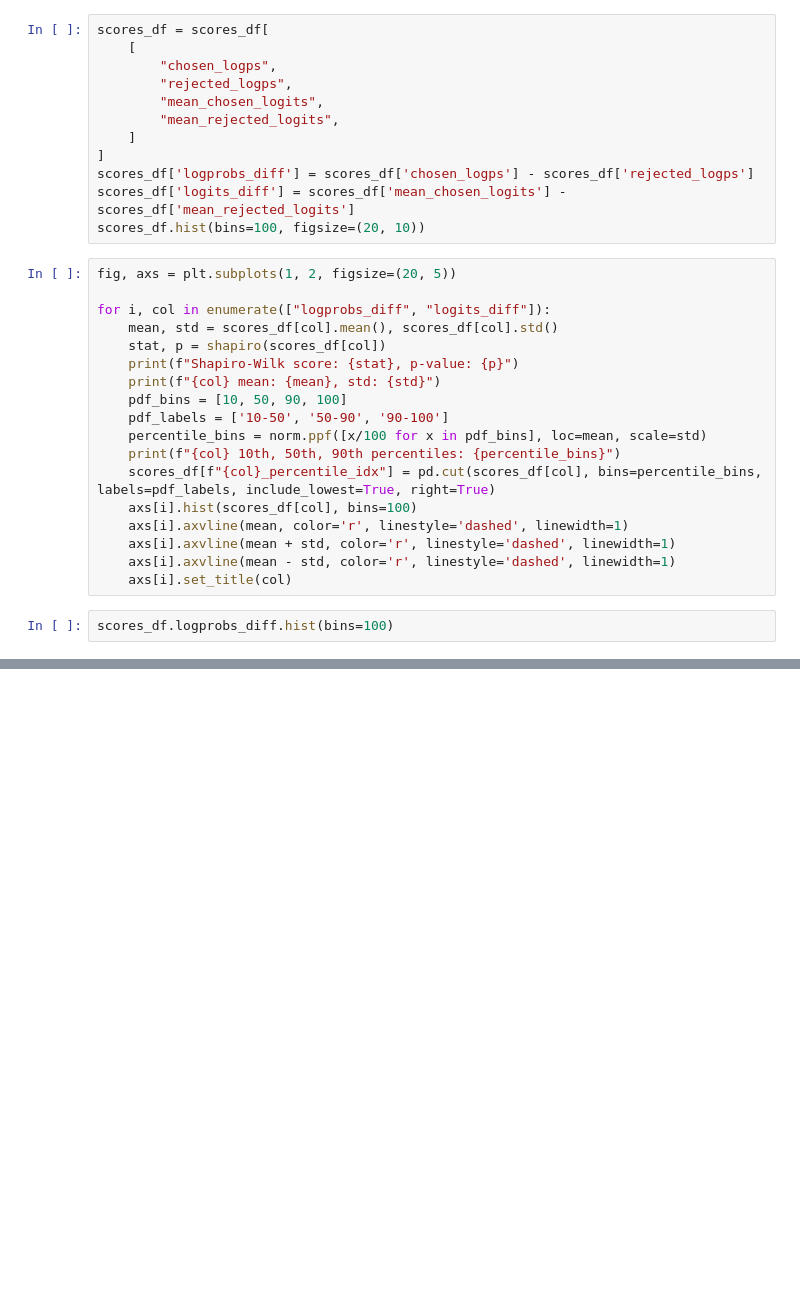
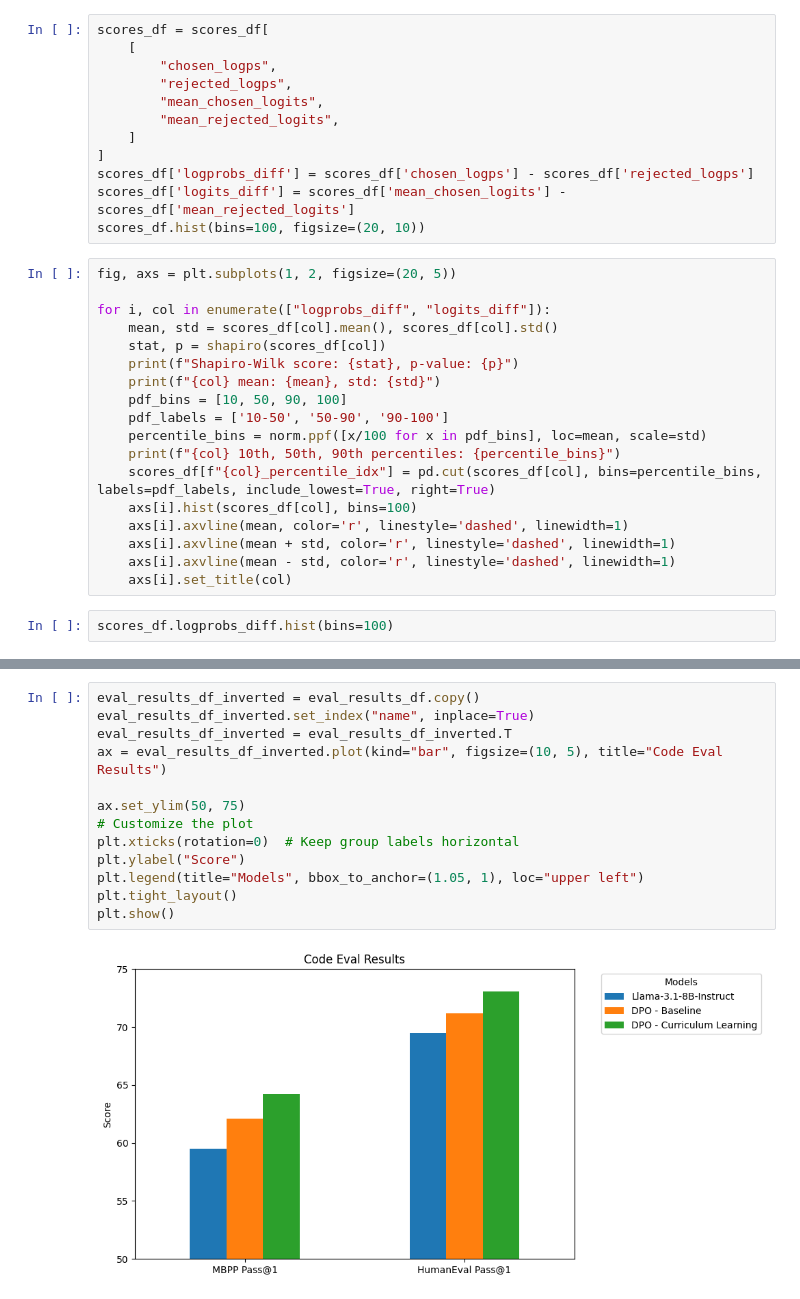
Before and after one commit to brianfitzgerald/smolmodels, a Jupyter notebook: notebooks/dpo_analysis.ipynb, the cells around one changed output, grey strips where cells are left out. Drawn from its saved outputs; the diff is of its cells as text; blank space fills up the shorter version.

```diff
--- a/notebooks/dpo_analysis.ipynb
+++ b/notebooks/dpo_analysis.ipynb
@@ -71,0 +80,15 @@ Name: logprobs_diff_rank_sorted, Length: 54825, dtype: float64
+# %%
+eval_results_df_inverted = eval_results_df.copy()
+eval_results_df_inverted.set_index("name", inplace=True)
+eval_results_df_inverted = eval_results_df_inverted.T
+ax = eval_results_df_inverted.plot(kind="bar", figsize=(10, 5), title="Code Eval Results")
+
+ax.set_ylim(50, 75)
+# Customize the plot
+plt.xticks(rotation=0)  # Keep group labels horizontal
+plt.ylabel("Score")
+plt.legend(title="Models", bbox_to_anchor=(1.05, 1), loc="upper left")
+plt.tight_layout()
+plt.show()
+# %% [output]
+[figure, added]
```
Also changed, not shown: parts of 2 cells of this notebook, 2 other files.
